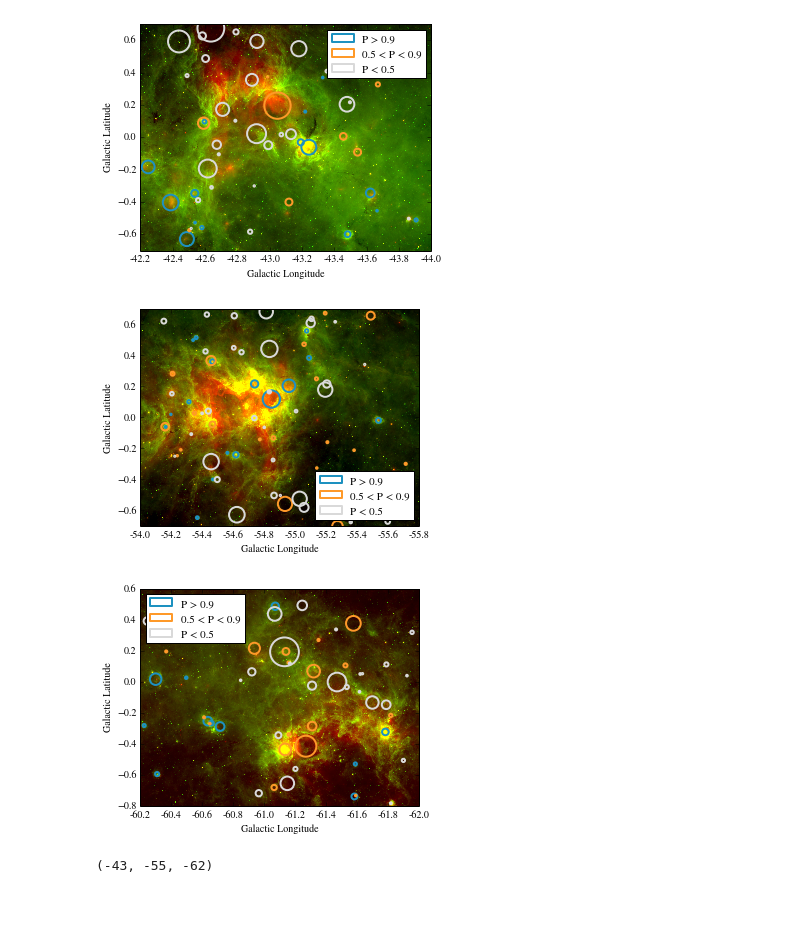
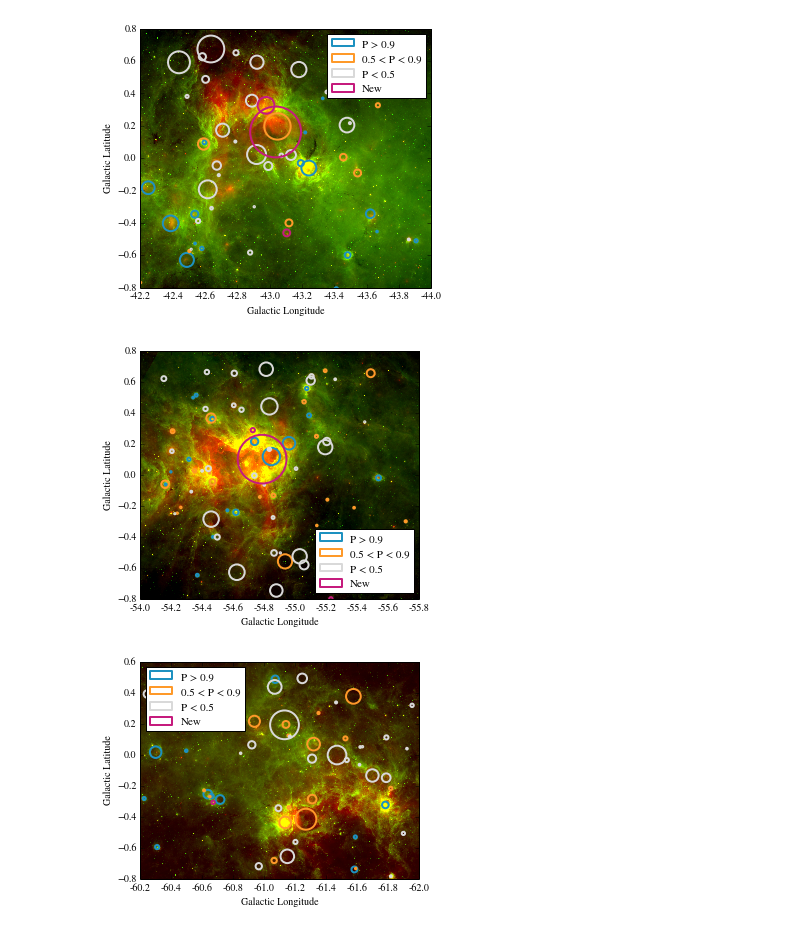
Before and after one commit to ChrisBeaumont/brut, a Jupyter notebook: notebooks/wide_area_plots.ipynb, the cells around one changed output. Cells and saved outputs as stored; diff of their text form; code cells hidden in the pictures; blank space fills up the shorter version.

```diff
--- a/notebooks/wide_area_plots.ipynb
+++ b/notebooks/wide_area_plots.ipynb
@@ -26,6 +30,20 @@ hi = data[data.prob >= .9]
 nlow = data[~(data.prob < .5)]
 nmid = data[~((data.prob >= .5) & (data.prob < .9))]
 nhi = data[~(data.prob >= .9)]
+# %%
+def blind_bubbles(lon):
+    with h5py.File('../data/full_search/%3.3i.h5' % lon, 'r') as infile:
+        stamps = infile['stamps'][...]
+        scores = infile['scores'][...]
+
+    mask = scores > 0.4
+    merged, scores = merge(stamps[mask], scores[mask])
+
+    mwp = [b for b in bubble_params() if np.abs(b[1] - lon) <= 1]
+    match = xmatch(merged, mwp)
+    merged = merged[match == -1]
+    merged = pd.DataFrame({'lon':merged[:, 1], 'lat': merged[:, 2], 'diam': merged[:, 3]})
+    return merged
 # %%
 figures['l317'] = plt.figure(figsize=(5, 5), dpi=200, tight_layout=True)
 
@@ -53,20 +71,26 @@ plt.imshow(rgb, extent=[318, 316, -1, 1])
 
 
 def plot_bubbles(df, color, center, label):
+    c = None
     for i, row in df.iterrows():
         if np.abs(row['lon'] - center) > 1.5:
             continue
         c = plt.Circle((row['lon'], row['lat']), row['diam'] / 2,
                        edgecolor=color, facecolor='none', lw=2)
         plt.gca().add_patch(c)
-    c.set_label(label)
+    if c is not None:
+        c.set_label(label)
 
 plot_bubbles(hi, '#1D91C0', 317, 'P > 0.9')
 plot_bubbles(mid, '#FE9929', 317, '0.5 < P < 0.9')
 plot_bubbles(low, '#D9D9D9', 317, 'P < 0.5')
 
+#overplot new bubbles discovered during blind search
+merged = blind_bubbles(317)
+plot_bubbles(merged, '#C51B7D', 317, 'New')
+
 plt.xlim(317.8, 316.2)
-plt.ylim(-.7, .7)
+plt.ylim(-.8, .8)
 plt.xlabel("Galactic Longitude")
 plt.ylabel("Galactic Latitude")
 
@@ -81,4 +103,4 @@ WARNING: This figure includes Axes that are not compatible with tight_layout, so
-[figure, old version]
+[figure, new version]
 # %%
 figures['l305'] = plt.figure(figsize=(5, 5), dpi=200)
 
@@ -101,8 +123,12 @@ plot_bubbles(hi, '#1D91C0', 305, 'P > 0.9')
 plot_bubbles(mid, '#FE9929', 305, '0.5 < P < 0.9')
 plot_bubbles(low, '#D9D9D9', 305, 'P < 0.5')
 
+#overplot new bubbles discovered during blind search
+merged = blind_bubbles(305)
+plot_bubbles(merged, '#C51B7D', 305, 'New')
+
 plt.xlim(306, 304.4)
-plt.ylim(-.7, .7)
+plt.ylim(-.8, .8)
 plt.xlabel("Galactic Longitude")
 plt.ylabel("Galactic Latitude")
 
@@ -112,7 +138,7 @@ plt.xticks(xt[0], xt[0] - 360)
 plt.legend(loc='lower right', fontsize=11)
 plt.show()
 # %% [output]
-[figure, old version]
+[figure, new version]
 # %%
 figures['l299'] = plt.figure(figsize=(5, 5), dpi=200)
 
@@ -135,6 +161,9 @@ plot_bubbles(hi, '#1D91C0', 299, 'P > 0.9')
 plot_bubbles(mid, '#FE9929', 299, '0.5 < P < 0.9')
 plot_bubbles(low, '#D9D9D9', 299, 'P < 0.5')
 
+merged = blind_bubbles(299)
+plot_bubbles(merged, '#C51B7D', 299, 'New')
+
 plt.xlim(299.6, 298)
 plt.ylim(-.8, .6)
 plt.xlabel("Galactic Longitude")
@@ -146,8 +175,4 @@ plt.xticks(xt[0], xt[0] - 360)
 plt.legend(loc='upper left', fontsize=11)
 plt.show()
 # %% [output]
-[figure, old version]
+[figure, new version]
-# %%
-317 - 360, 305 - 360, 298 - 360
-# %% [output]
-(-43, -55, -62)
```
Also changed, not shown: parts of 2 cells of this notebook, 24 other files.
